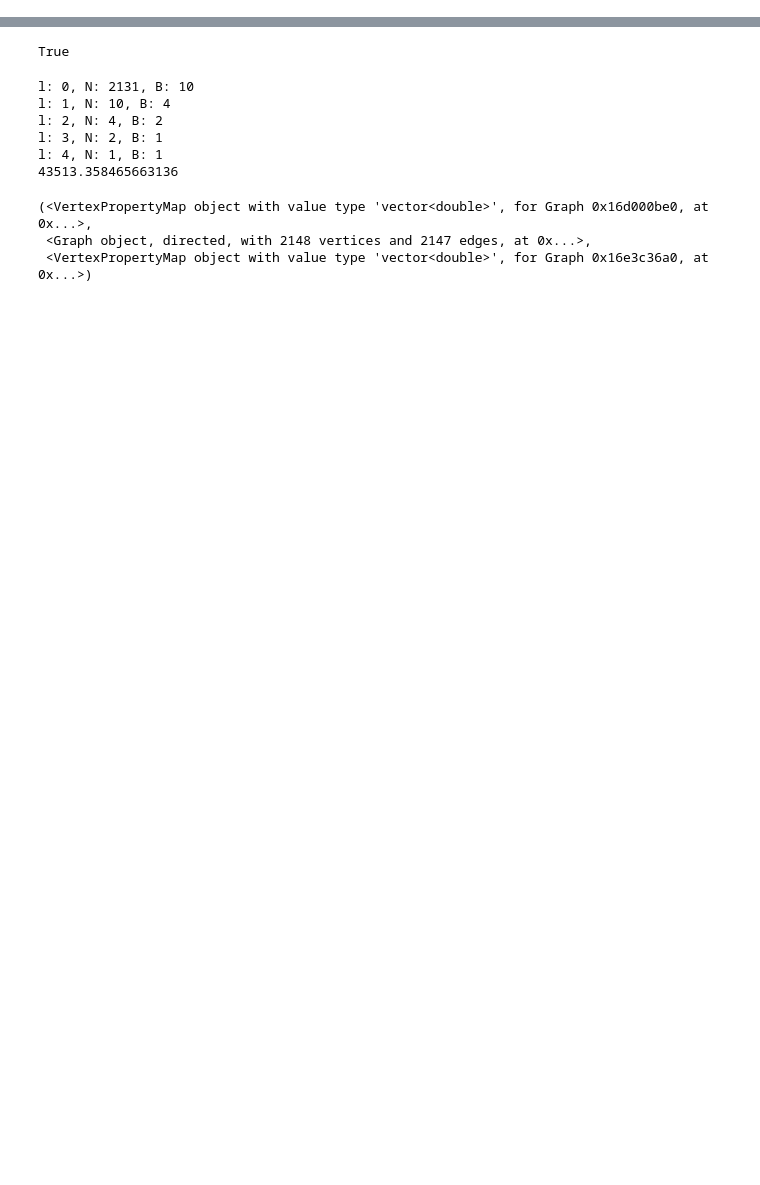
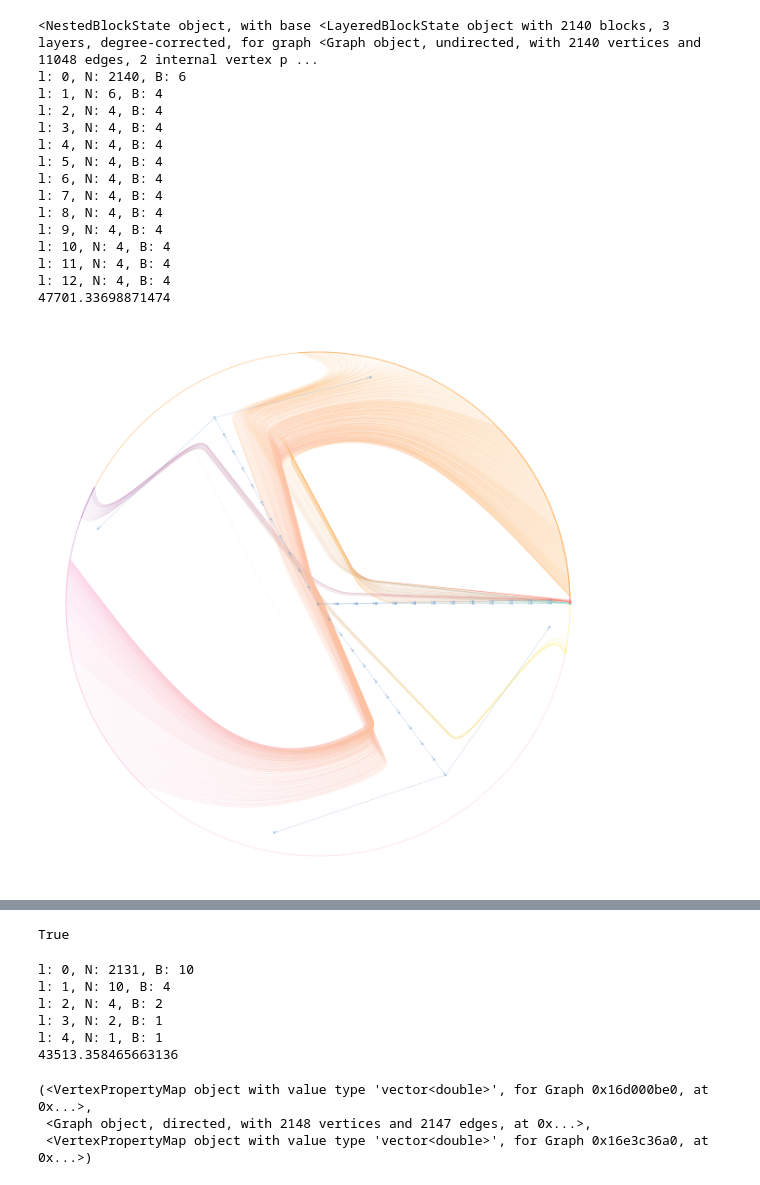
Before and after one commit to smn-d/Graph_network, a Jupyter notebook: sbm/notebook.ipynb, the cells around one changed output, grey strips where cells are left out. Saved outputs shown, nothing was run; the diff lists cells and outputs as text; code cells hidden in the pictures; blank space fills up the shorter version.

```diff
--- a/sbm/notebook.ipynb
+++ b/sbm/notebook.ipynb
@@ -16,0 +83,25 @@ model.save_graph(filename=graph_title)
+# %%
+model.fit(multilayer=True)
+
+model.state.print_summary()
+
+print(model.mdl)
+
+gt.draw_hierarchy(model.state, subsample_edges=1000)
+# %% [output]
+<NestedBlockState object, with base <LayeredBlockState object with 2140 blocks, 3 layers, degree-corrected, for graph <Graph object, undirected, with 2140 vertices and 11048 edges, 2 internal vertex p ...
+l: 0, N: 2140, B: 6
+l: 1, N: 6, B: 4
+l: 2, N: 4, B: 4
+l: 3, N: 4, B: 4
+l: 4, N: 4, B: 4
+l: 5, N: 4, B: 4
+l: 6, N: 4, B: 4
+l: 7, N: 4, B: 4
+l: 8, N: 4, B: 4
+l: 9, N: 4, B: 4
+l: 10, N: 4, B: 4
+l: 11, N: 4, B: 4
+l: 12, N: 4, B: 4
+47701.33698871474
+[figure, added]
```
Also changed, not shown: parts of 12 cells of this notebook, 5 other files.
